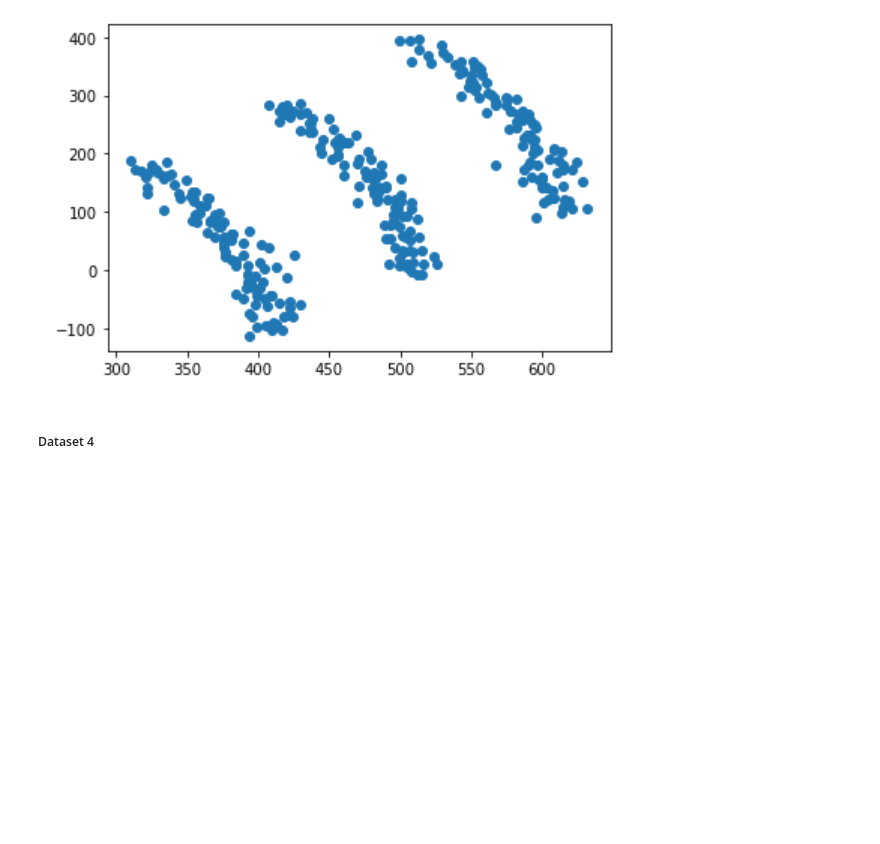
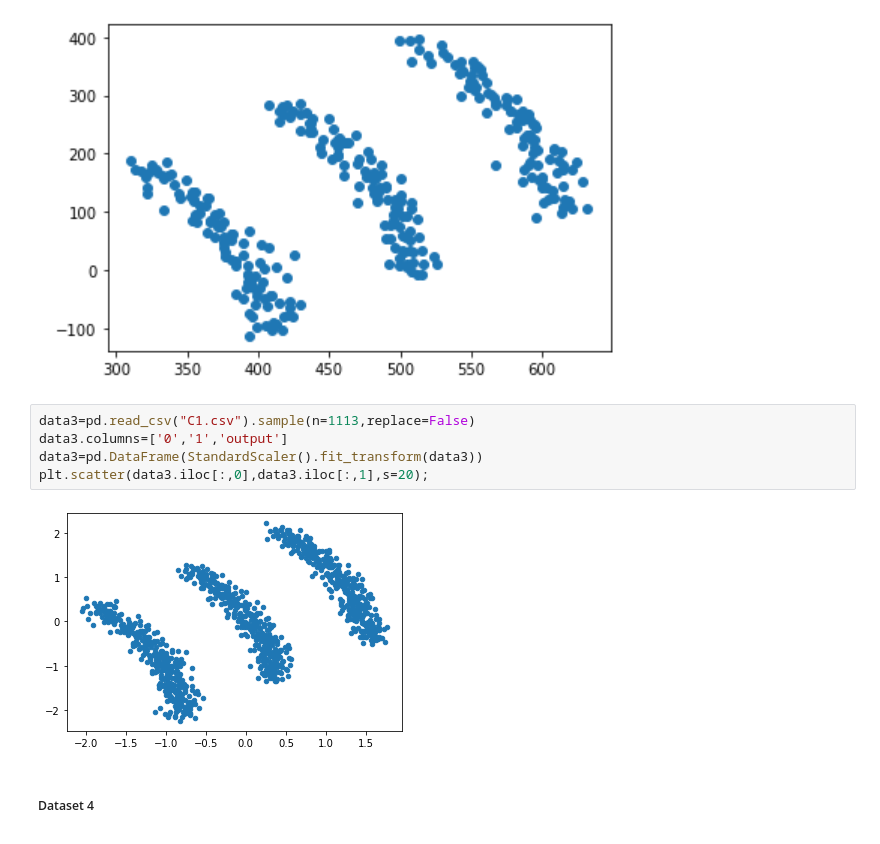
Before and after one commit to abdulsaboor938/Semester-4, a Jupyter notebook: Big Data Analytics/Code/Lab/Dataset/Assignment2.ipynb, the cells around one changed output. Cells and saved outputs as stored; diff of their text form; blank space fills up the shorter version.

```diff
--- a/Big Data Analytics/Code/Lab/Dataset/Assignment2.ipynb
+++ b/Big Data Analytics/Code/Lab/Dataset/Assignment2.ipynb
@@ -53,6 +58,13 @@ plt.scatter(data2.iloc[:,0],data2.iloc[:,1]);
 # %% [markdown]
 ##### Dataset 3
 ![img3.PNG](attachment:img3.PNG)
+# %%
+data3=pd.read_csv("C1.csv").sample(n=1113,replace=False)
+data3.columns=['0','1','output']
+data3=pd.DataFrame(StandardScaler().fit_transform(data3))
+plt.scatter(data3.iloc[:,0],data3.iloc[:,1],s=20);
+# %% [output]
+[figure, added]
 # %% [markdown]
 ##### Dataset 4
 ![img4.PNG](attachment:img4.PNG)
```
Also changed, not shown: parts of 11 cells of this notebook, 3 other files.
